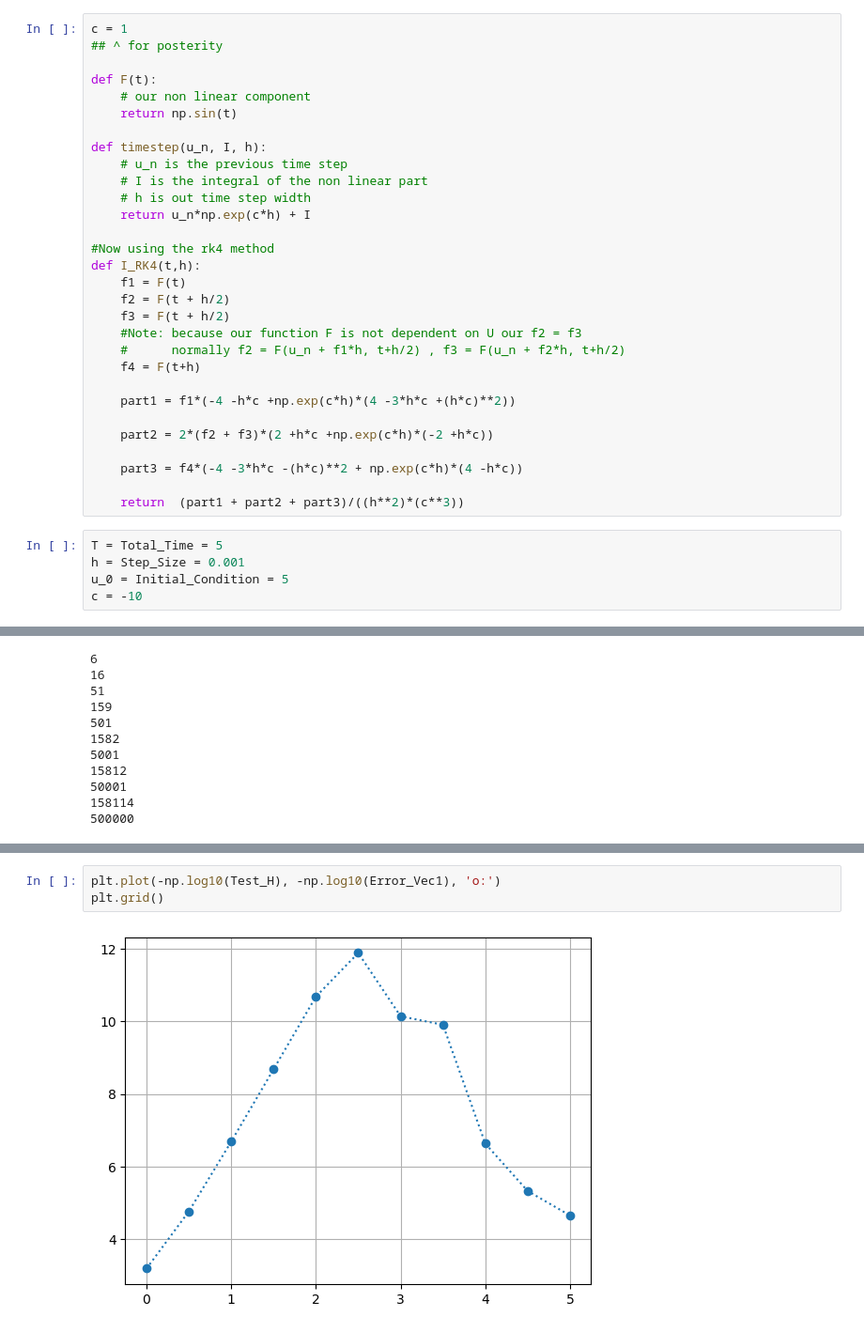
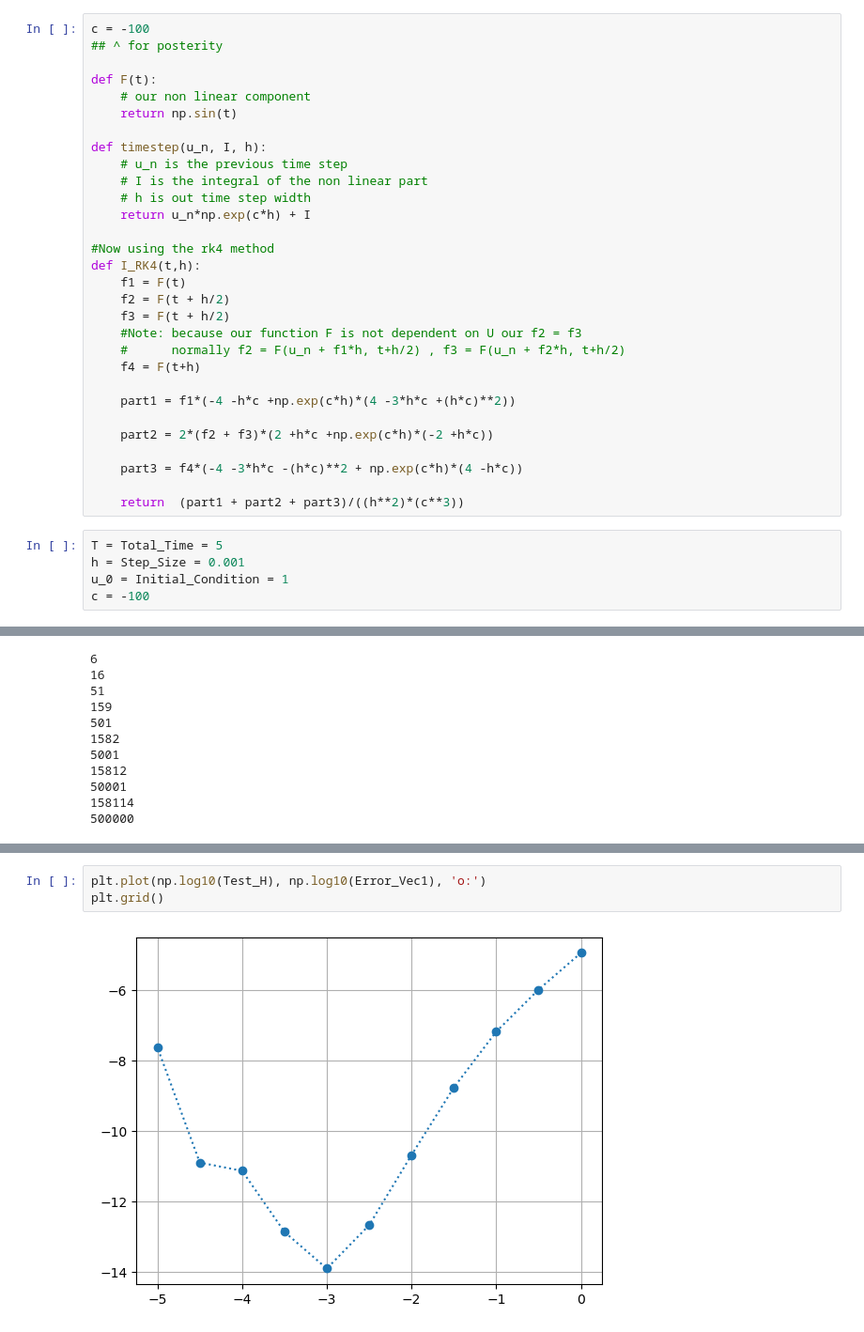
Before and after one commit to Gaffeyh/Research_Project, a Jupyter notebook: Runge_Kutte_Experimentation.ipynb, the cells around one changed output, grey strips where cells are left out. Shown at 94% size. Drawn from its saved outputs; the diff is of its cells as text.

```diff
--- a/Runge_Kutte_Experimentation.ipynb
+++ b/Runge_Kutte_Experimentation.ipynb
@@ -5,7 +5,7 @@ u' = cu + sin(t)
 import numpy as np
 import matplotlib.pyplot as plt
 # %%
-c = 1
+c = -100
 ## ^ for posterity
 
 def F(t):
@@ -37,8 +37,8 @@ def I_RK4(t,h):
 # %%
 T = Total_Time = 5
 h = Step_Size = 0.001
-u_0 = Initial_Condition = 5
-c = -10
+u_0 = Initial_Condition = 1
+c = -100
 # %%
 
 def ETDRK4(Total_Time, Step_Size, Initial_Condition):
@@ -118,5 +118,5 @@ plt.grid()
 # %%
-plt.plot(-np.log10(Test_H), -np.log10(Error_Vec1), 'o:')
+plt.plot(np.log10(Test_H), np.log10(Error_Vec1), 'o:')
 plt.grid()
 # %% [output]
-[figure, old version]
+[figure, new version]
```
Also changed, not shown: parts of 3 cells of this notebook, 2 other files.
